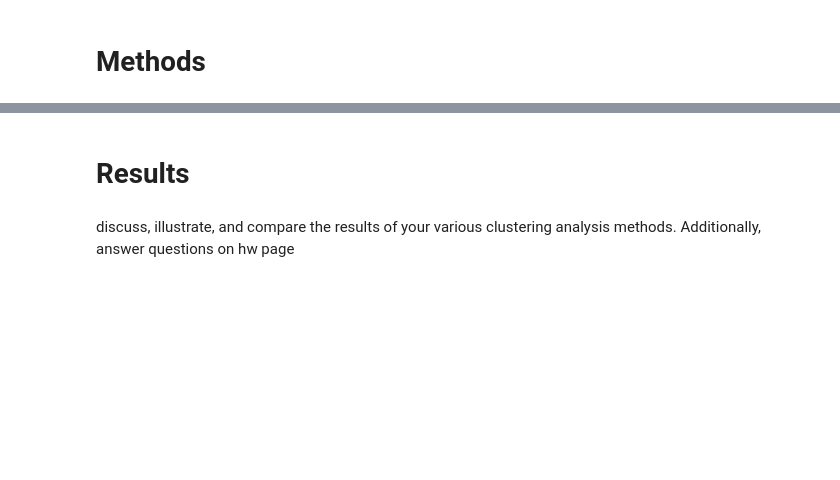
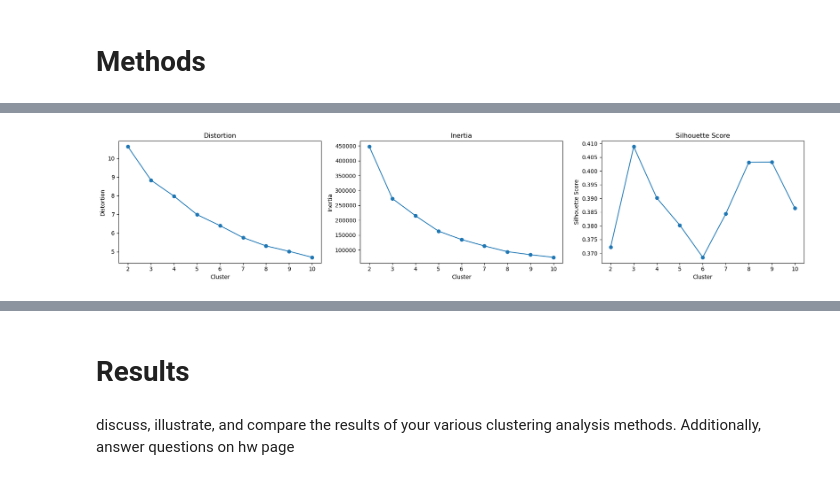
Before and after one commit to anly501/dsan-5000-project-wmcgloin, a Jupyter notebook: website/clustering.ipynb, the cells around one changed output, grey strips where cells are left out. Cells and saved outputs as stored; diff of their text form; code cells hidden in the pictures; blank space fills up the shorter version.

Commit message:
dimensionality reduction draft and clustering code done

```diff
--- a/website/clustering.ipynb
+++ b/website/clustering.ipynb
@@ -26,0 +52,10 @@ describe your coding workflow
+# %%
+# import the necessary packages...
+import numpy as np
+import pandas as pd
+import seaborn as sns
+import matplotlib.pyplot as plt
+import sklearn
+
+# read in the feature dataset
+df = pd.read_csv('./data/modified_data/nova_features.csv')
@@ -26,0 +106,28 @@ describe your coding workflow
+# %%
+# plot distortion and inertia for kmeans, you can either plot them seperately or use fig, ax = plt.subplots(1, 2) to plot them in the same figure. Suggest the optimal number of clusters based on the plot.
+# Create subplots with 1 row and 3 columns
+fig, ax = plt.subplots(1, 3, figsize=(18, 4))
+
+# Plot Distortion
+ax[0].plot(results['Cluster'], results['Distortion'], marker='o')
+ax[0].set_title('Distortion')
+ax[0].set_xlabel('Cluster')
+ax[0].set_ylabel('Distortion')
+
+# Plot Inertia
+ax[1].plot(results['Cluster'], results['Inertia'], marker='o')
+ax[1].set_title('Inertia')
+ax[1].set_xlabel('Cluster')
+ax[1].set_ylabel('Inertia')
+
+# Plot Silhouette Score
+ax[2].plot(results['Cluster'], results['Silhouette Score'], marker='o')
+ax[2].set_title('Silhouette Score')
+ax[2].set_xlabel('Cluster')
+ax[2].set_ylabel('Silhouette Score')
+
+# Display the side-by-side plots
+plt.tight_layout()
+plt.show()
+# %% [output]
+[figure, added]
```
Also changed, not shown: parts of 18 cells of this notebook, 20 other files.
